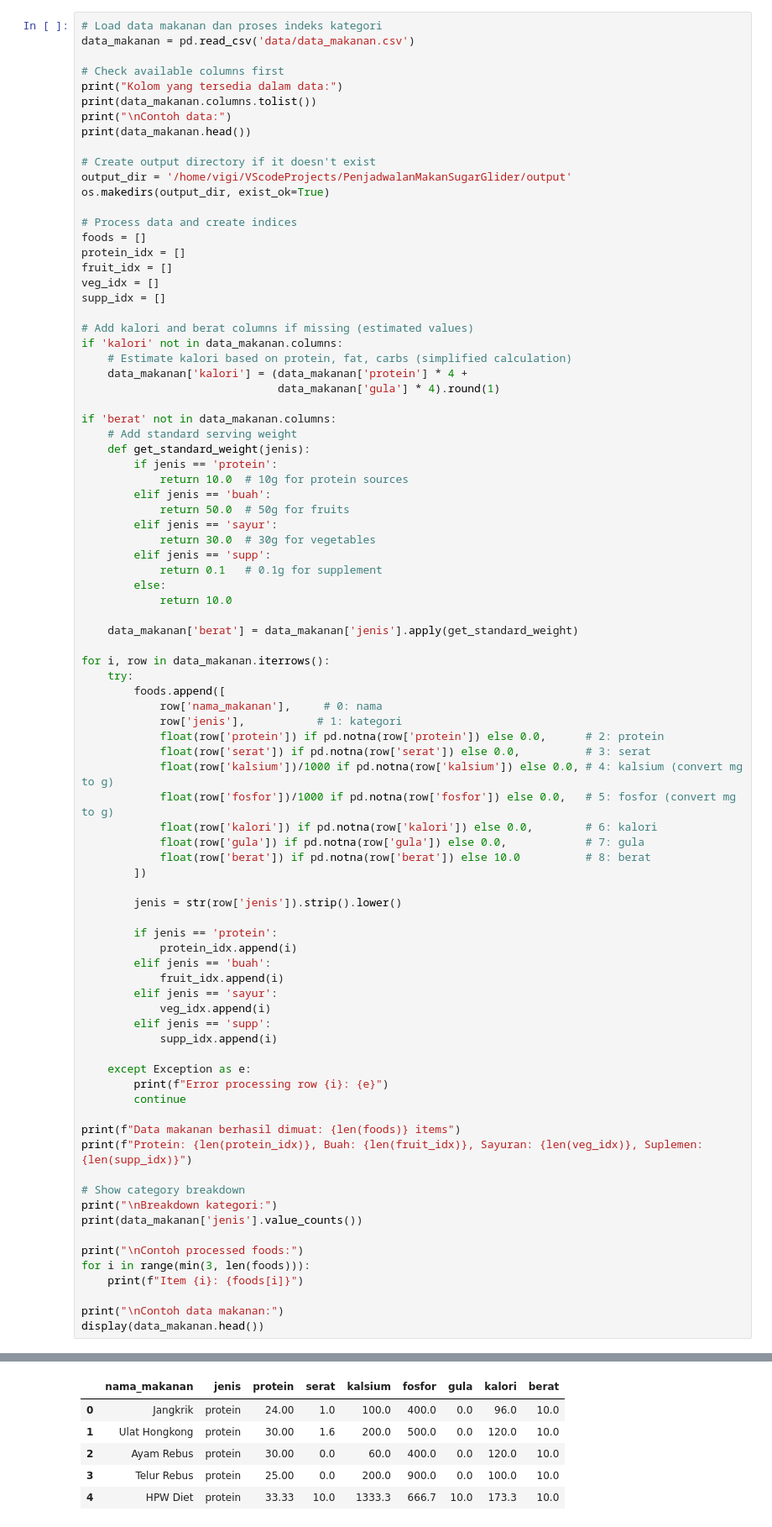
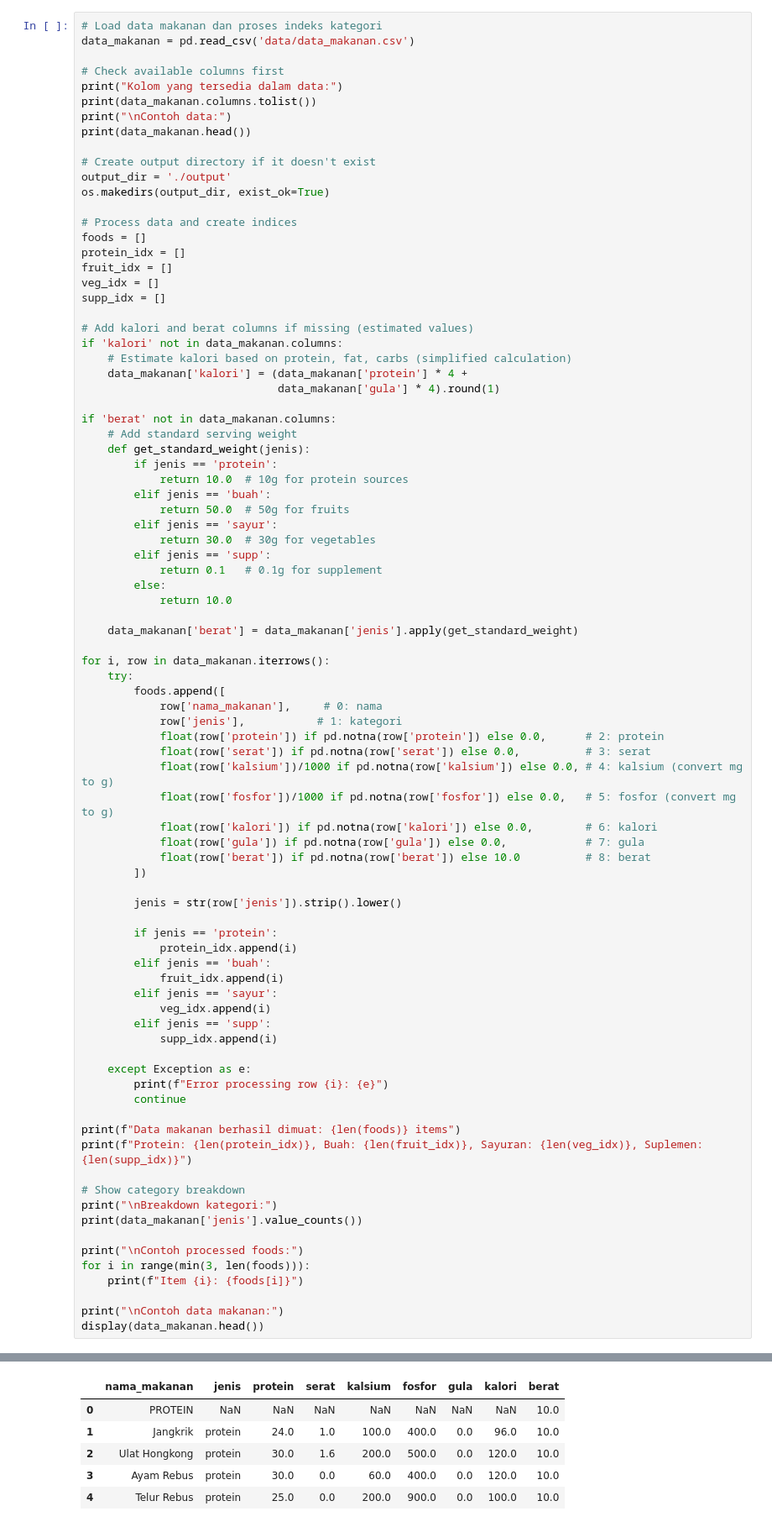
Before and after one commit to Vigian-AI/SugarGliderAlgen, a Jupyter notebook: PenjadwalanMakanSugarGlider.ipynb, the cells around one changed output, grey strips where cells are left out. Shown at 84% size. Saved outputs shown, nothing was run; the diff lists cells and outputs as text.

```diff
--- a/PenjadwalanMakanSugarGlider.ipynb
+++ b/PenjadwalanMakanSugarGlider.ipynb
@@ -23,7 +24,7 @@ print("\nContoh data:")
 print(data_makanan.head())
 
 # Create output directory if it doesn't exist
-output_dir = '/home/vigi/VScodeProjects/PenjadwalanMakanSugarGlider/output'
+output_dir = './output'
 os.makedirs(output_dir, exist_ok=True)
 
 # Process data and create indices
@@ -116,11 +117,11 @@ Item 2: ['Ayam Rebus', 'protein', 30.0, 0.0, 0.06, 0.4, 120.0, 0.0, 10.0]
 
 Contoh data makanan:
 |  | nama_makanan | jenis | protein | serat | kalsium | fosfor | gula | kalori | berat |
-| 0 | Jangkrik | protein | 24.00 | 1.0 | 100.0 | 400.0 | 0.0 | 96.0 | 10.0 |
-| 1 | Ulat Hongkong | protein | 30.00 | 1.6 | 200.0 | 500.0 | 0.0 | 120.0 | 10.0 |
-| 2 | Ayam Rebus | protein | 30.00 | 0.0 | 60.0 | 400.0 | 0.0 | 120.0 | 10.0 |
-| 3 | Telur Rebus | protein | 25.00 | 0.0 | 200.0 | 900.0 | 0.0 | 100.0 | 10.0 |
-| 4 | HPW Diet | protein | 33.33 | 10.0 | 1333.3 | 666.7 | 10.0 | 173.3 | 10.0 |
+| 0 | PROTEIN | NaN | NaN | NaN | NaN | NaN | NaN | NaN | 10.0 |
+| 1 | Jangkrik | protein | 24.0 | 1.0 | 100.0 | 400.0 | 0.0 | 96.0 | 10.0 |
+| 2 | Ulat Hongkong | protein | 30.0 | 1.6 | 200.0 | 500.0 | 0.0 | 120.0 | 10.0 |
+| 3 | Ayam Rebus | protein | 30.0 | 0.0 | 60.0 | 400.0 | 0.0 | 120.0 | 10.0 |
+| 4 | Telur Rebus | protein | 25.0 | 0.0 | 200.0 | 900.0 | 0.0 | 100.0 | 10.0 |
 # %%
 # =======================
 # INDIVIDU (7 hari)
```
Also changed, not shown: parts of 11 cells of this notebook, 31 other files.
